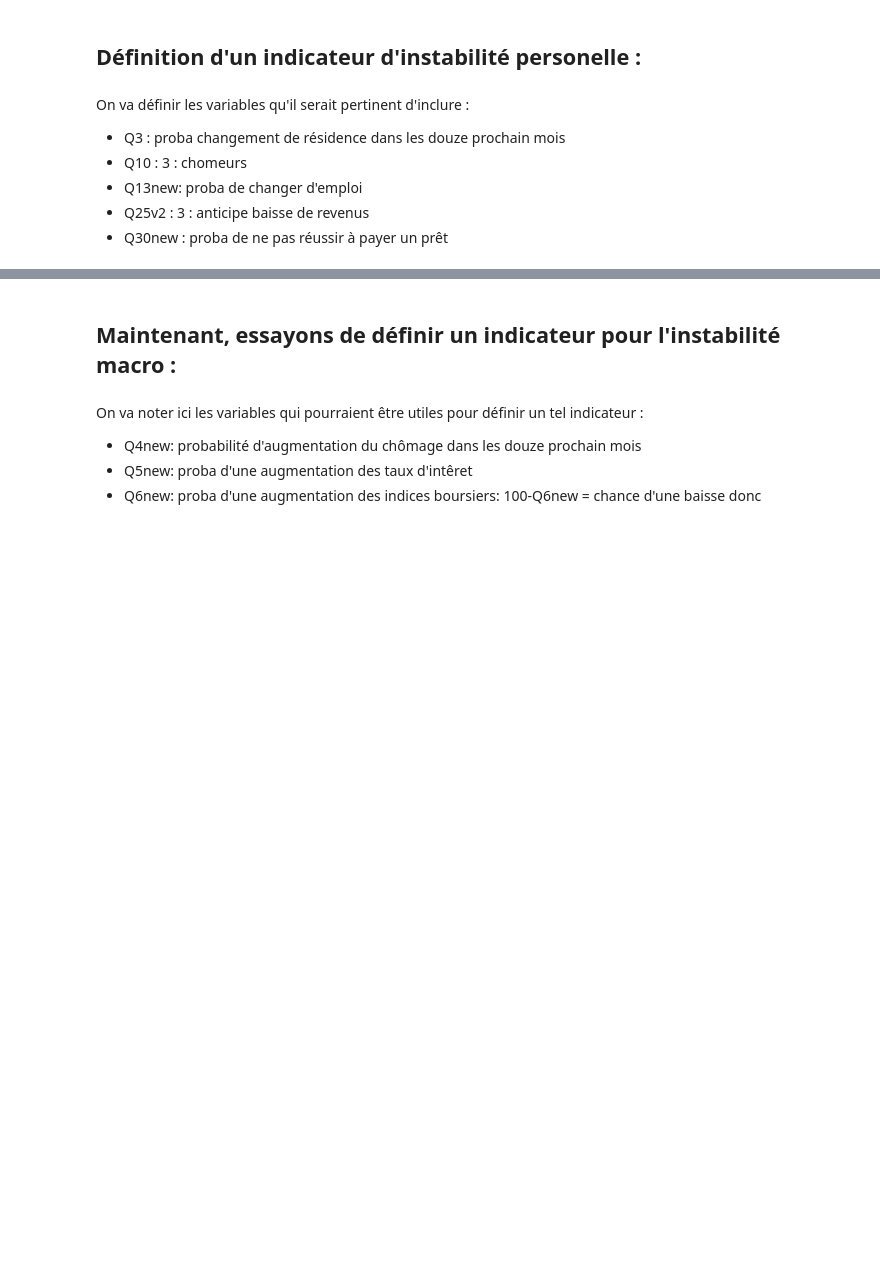
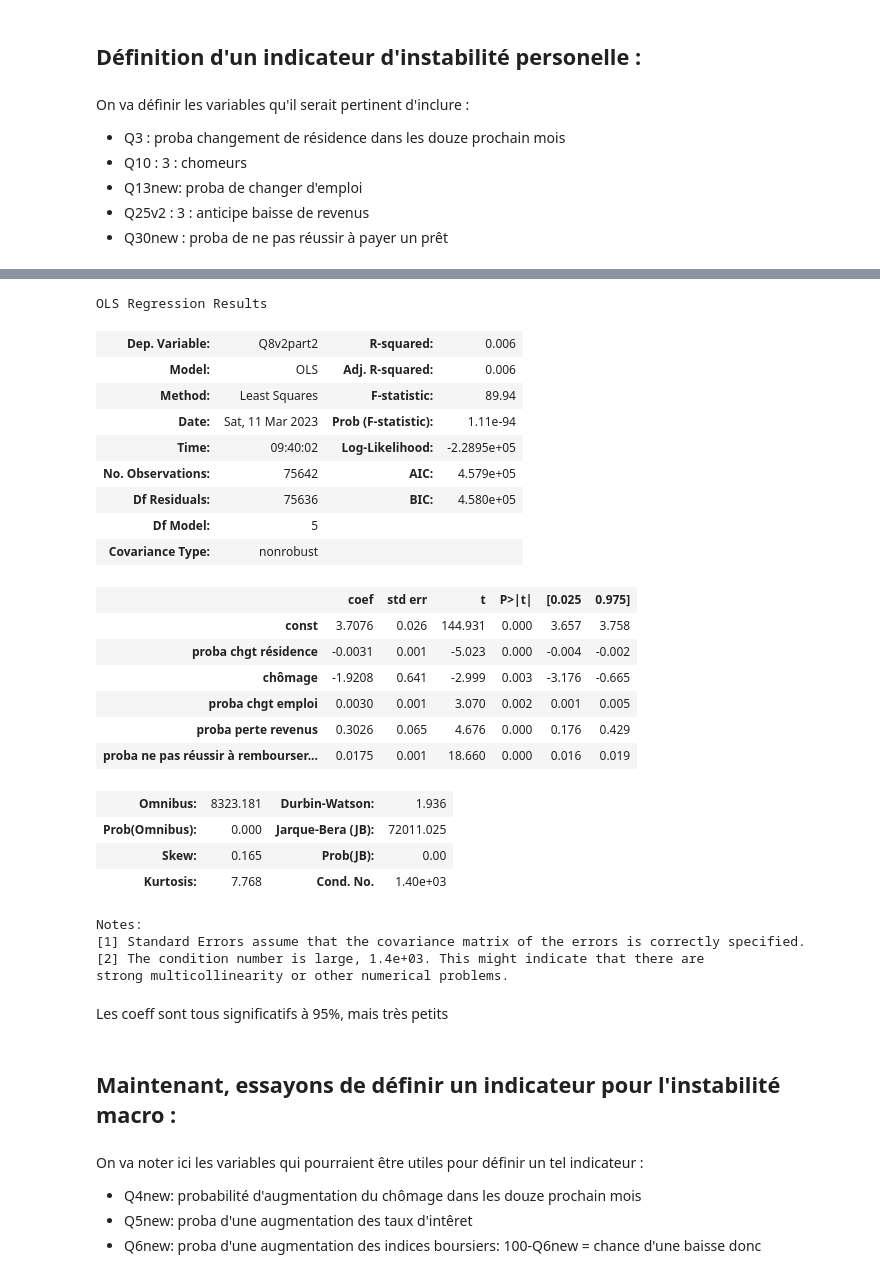
Before and after one commit to Jeremstar/-a-va-pr-dire-l-inflation-s-v-re, a Jupyter notebook: Régressions.ipynb, the cells around one changed output, grey strips where cells are left out. Saved outputs shown, nothing was run; the diff lists cells and outputs as text; code cells hidden in the pictures; blank space fills up the shorter version.

```diff
--- a/Régressions.ipynb
+++ b/Régressions.ipynb
@@ -275,3 +399,58 @@ Notes:
+# %%
+instabilité = ['Q3', 'Q10_3', 'Q13new', 'loss expectation', 'Q30new']
+# %%
+%%capture
+#transformation des colonnes en float
+for element in instabilité :
+    BF2[element] = BF2[element].astype(float)
+# %%
+BF2 = BF2.rename(columns={'Q3': 'proba chgt résidence',
+                          'Q10_3': 'chômage',
+                          'Q13new': 'proba chgt emploi',
+                          'loss expectation': 'proba perte revenus',
+                          'Q30new': 'proba ne pas réussir à rembourser un prêt'})
+# %%
+instabilité = ['proba chgt résidence',
+               'chômage',
+               'proba chgt emploi',
+               'proba perte revenus',
+               'proba ne pas réussir à rembourser un prêt']
+# %%
+Y = BF2['Q8v2part2'].astype('float')
+X = BF2[instabilité]
+X = sm.add_constant(X)
+model = sm.OLS(Y,X)
+results = model.fit()
+su = results.summary()
+su
+# %% [output]
+OLS Regression Results
+| Dep. Variable: | Q8v2part2 | R-squared: | 0.006 |
+| Model: | OLS | Adj. R-squared: | 0.006 |
+| Method: | Least Squares | F-statistic: | 89.94 |
+| Date: | Sat, 11 Mar 2023 | Prob (F-statistic): | 1.11e-94 |
+| Time: | 09:40:02 | Log-Likelihood: | -2.2895e+05 |
+| No. Observations: | 75642 | AIC: | 4.579e+05 |
+| Df Residuals: | 75636 | BIC: | 4.580e+05 |
+| Df Model: | 5 |  |  |
+| Covariance Type: | nonrobust |  |  |
+|  | coef | std err | t | P>|t| | [0.025 | 0.975] |
+| const | 3.7076 | 0.026 | 144.931 | 0.000 | 3.657 | 3.758 |
+| proba chgt résidence | -0.0031 | 0.001 | -5.023 | 0.000 | -0.004 | -0.002 |
+| chômage | -1.9208 | 0.641 | -2.999 | 0.003 | -3.176 | -0.665 |
+| proba chgt emploi | 0.0030 | 0.001 | 3.070 | 0.002 | 0.001 | 0.005 |
+| proba perte revenus | 0.3026 | 0.065 | 4.676 | 0.000 | 0.176 | 0.429 |
+| proba ne pas réussir à rembourser... | 0.0175 | 0.001 | 18.660 | 0.000 | 0.016 | 0.019 |
+| Omnibus: | 8323.181 | Durbin-Watson: | 1.936 |
+| Prob(Omnibus): | 0.000 | Jarque-Bera (JB): | 72011.025 |
+| Skew: | 0.165 | Prob(JB): | 0.00 |
+| Kurtosis: | 7.768 | Cond. No. | 1.40e+03 |
+Notes:
+[1] Standard Errors assume that the covariance matrix of the errors is correctly specified.
+[2] The condition number is large, 1.4e+03. This might indicate that there are
+strong multicollinearity or other numerical problems.
+# %% [markdown]
+Les coeff sont tous significatifs à 95%, mais très petits
 # %% [markdown]
 ## Maintenant, essayons de définir un indicateur pour l'instabilité macro :
 # %% [markdown]
```
Also changed, not shown: parts of 82 cells of this notebook.
